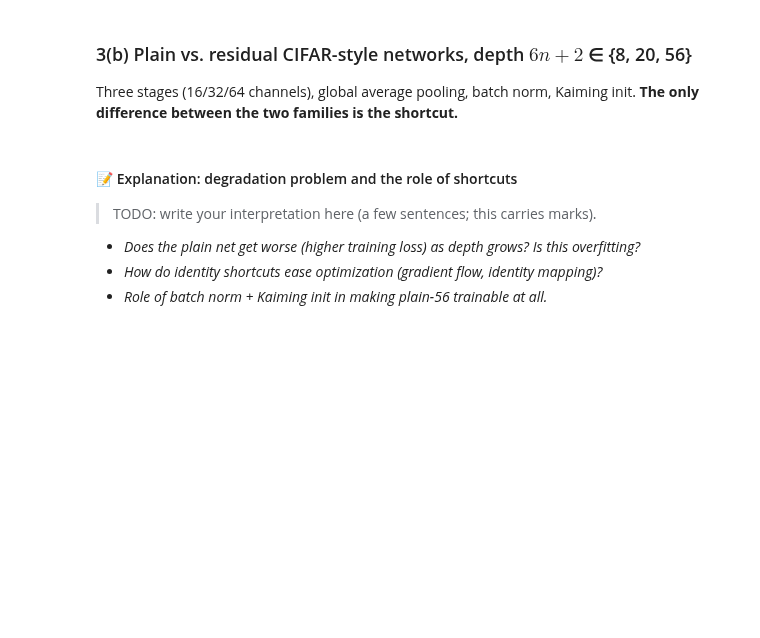
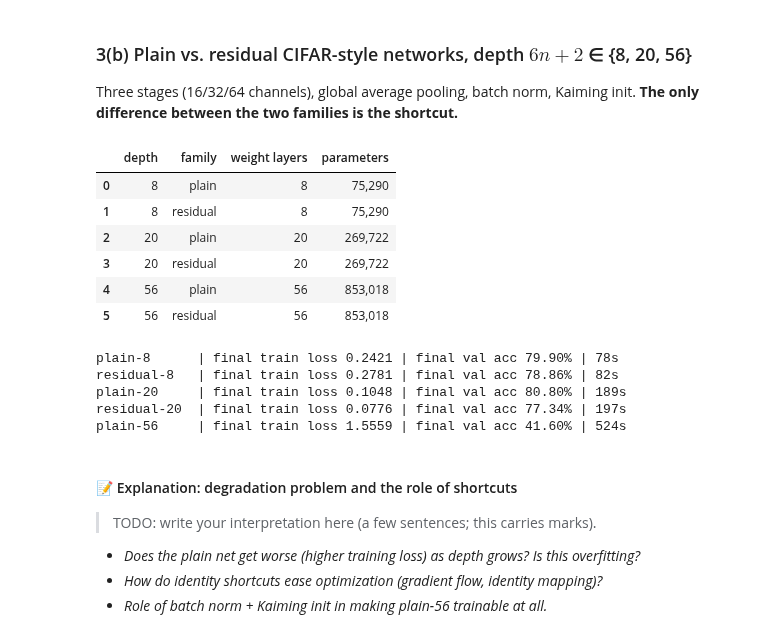
Before and after one commit to Sulojan2027/Vision_Coursework, a Jupyter notebook: Sem07_Deep_Learning_for_Vision/Assignment_2/assignment_2_cnn.ipynb, the cells around one changed output. Cells and saved outputs as stored; diff of their text form; code cells hidden in the pictures; blank space fills up the shorter version.

```diff
--- a/Sem07_Deep_Learning_for_Vision/Assignment_2/assignment_2_cnn.ipynb
+++ b/Sem07_Deep_Learning_for_Vision/Assignment_2/assignment_2_cnn.ipynb
@@ -963,9 +1054,18 @@ class CifarNet(nn.Module):
 # %%
-# 1. for n in (1, 3, 9):  -> depths 8, 20, 56
-# 2.     for residual in (False, True):
-# 3.         m = CifarNet(n, residual)
-# 4.         n_layers = number of modules that are nn.Conv2d (3x3 only, exclude 1x1 shortcut convs) or nn.Linear
-#            (count with isinstance over m.modules(); check kernel_size == (3, 3) for convs)
-# 5.         assert n_layers == 6 * n + 2
-# 6.         record depth, family ("plain"/"residual"), count_parameters(m)
-# 7. print as a table; plain and residual should have (almost) identical params (identical with option A)
+rows = []
+for n in (1, 3, 9):
+    for residual in (False, True):
+        m = CifarNet(n, residual)
+        n_layers = sum(isinstance(l, (nn.Conv2d, nn.Linear)) for l in m.modules())
+        assert n_layers == 6 * n + 2
+        rows.append({"depth": 6 * n + 2, "family": "residual" if residual else "plain",
+                     "weight layers": n_layers, "parameters": f"{count_parameters(m):,}"})
+pd.DataFrame(rows)
+# %% [output]
+|  | depth | family | weight layers | parameters |
+| 0 | 8 | plain | 8 | 75,290 |
+| 1 | 8 | residual | 8 | 75,290 |
+| 2 | 20 | plain | 20 | 269,722 |
+| 3 | 20 | residual | 20 | 269,722 |
+| 4 | 56 | plain | 56 | 853,018 |
+| 5 | 56 | residual | 56 | 853,018 |
@@ -993,0 +1072,24 @@ class CifarNet(nn.Module):
+# %%
+EPOCHS_RES = 15     # same setup for all 6 models; no augmentation (we compare optimization, not regularization)
+
+def train_res(n, residual):
+    set_seed()
+    model = CifarNet(n, residual).to(DEVICE)
+    opt = torch.optim.SGD(model.parameters(), lr=0.1, momentum=0.9, weight_decay=1e-4)
+    sched = torch.optim.lr_scheduler.CosineAnnealingLR(opt, EPOCHS_RES)
+    return fit(model, train_loader, val_loader, opt, EPOCHS_RES, scheduler=sched, verbose=False)
+
+res_hist = {}
+for n in (1, 3, 9):
+    for residual in (False, True):
+        name = f"{'residual' if residual else 'plain'}-{6 * n + 2}"
+        t0 = time.time()
+        res_hist[name] = run_cached(f"3b_{name}", lambda: train_res(n, residual))
+        h = res_hist[name]
+        print(f"{name:12s} | final train loss {h['train_loss'][-1]:.4f} | final val acc {h['val_acc'][-1]*100:5.2f}% | {time.time() - t0:.0f}s")
+# %% [output]
+plain-8      | final train loss 0.2421 | final val acc 79.90% | 78s
+residual-8   | final train loss 0.2781 | final val acc 78.86% | 82s
+plain-20     | final train loss 0.1048 | final val acc 80.80% | 189s
+residual-20  | final train loss 0.0776 | final val acc 77.34% | 197s
+plain-56     | final train loss 1.5559 | final val acc 41.60% | 524s
```
Also changed, not shown: parts of 16 cells of this notebook.
